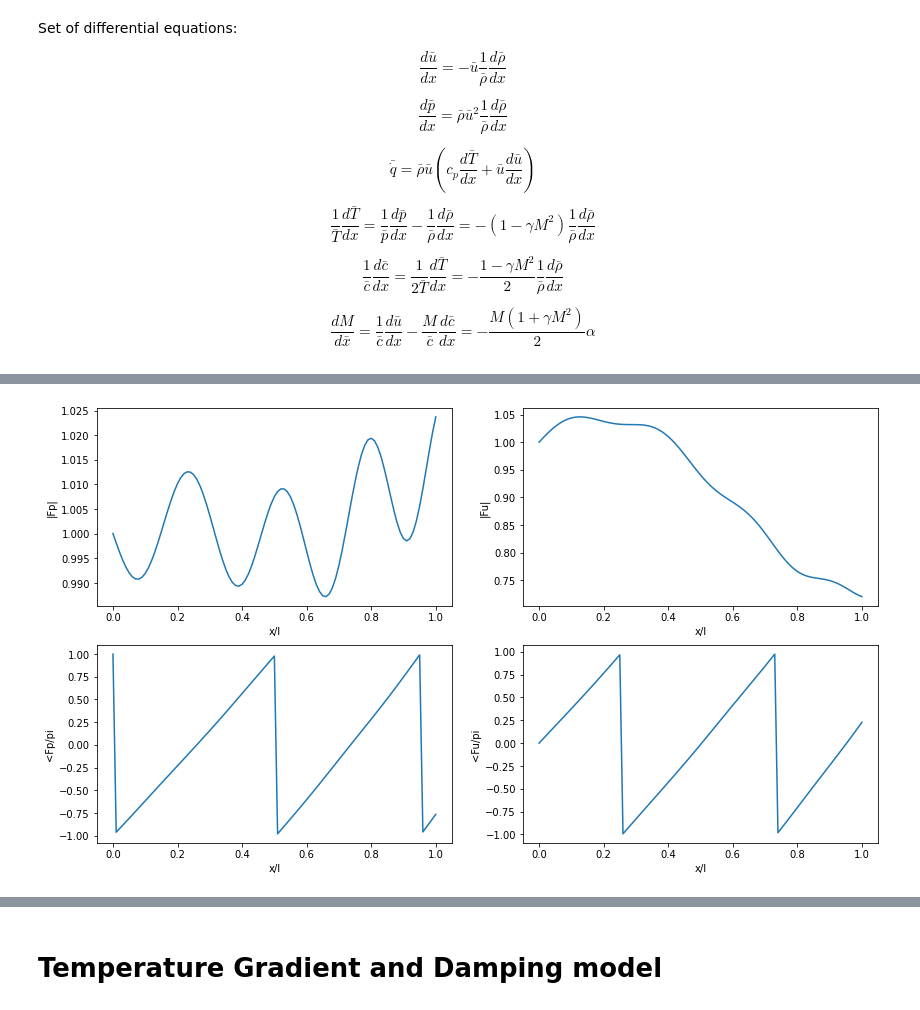
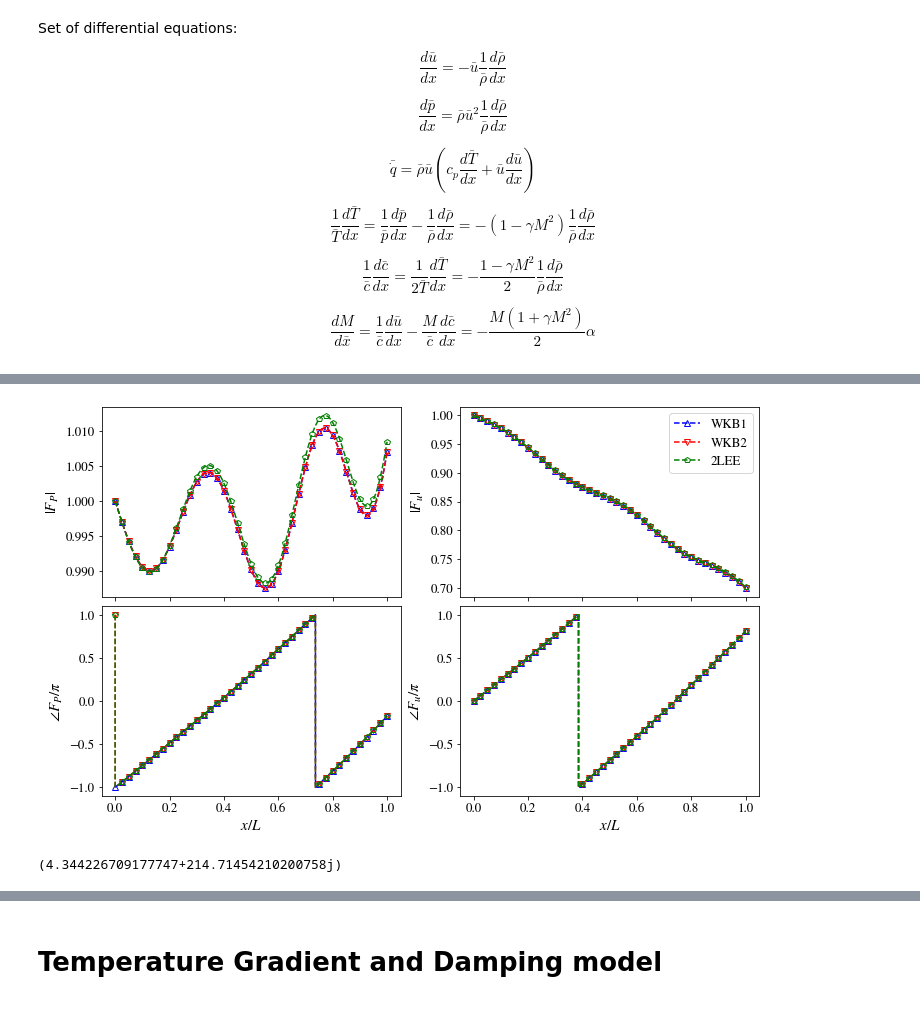
Before and after one commit to kyubin-l/fyp, a Jupyter notebook: acoustic-modes.ipynb, the cells around one changed output, grey strips where cells are left out. Drawn from its saved outputs; the diff is of its cells as text; code cells hidden in the pictures.

```diff
--- a/acoustic-modes.ipynb
+++ b/acoustic-modes.ipynb
@@ -360,5 +380,10 @@ class TemperatureGradientModel:
+# %%
+Fp_2LEE = valid['Fp_2LEE']
+Fu_2LEE = valid['Fu_2LEE']
+Fp_Analytical = valid['Fp_Analytical']
+Fu_Analytical = valid['Fu_Analytical']
+x = valid['x']
 # %%
-t1 = TemperatureGradientModel(L = 1, x1 = 0, n = 100, p1 = 1e5, M1 = 0.05, T1 = 1600, T2 = 800, temp_dist = 'linear', Z1 = -1, wl_c = 1)
+t1 = TemperatureGradientModel(L = 1, x1 = 0, n = 10001, p1 = 1e5, M1 = 0.2, T1 = 1600, T2 = 800, temp_dist = 'linear', Z1 = -1, wl_c = 1)
 t1.calculate_mean_properties()
 t1.calculate_flow_properties()
-t1.plot_flow_properties()
@@ -367,5 +389,0 @@ t1.plot_flow_properties()
-# %%
-t1 = TemperatureGradientModel(L = 1, x1 = 0, n = 100, p1 = 1e5, M1 = 0.001, T1 = 1600, T2 = 800, temp_dist = 'sin', Z1 = -1, wl_c = 1.5)
-t1.calculate_mean_properties()
-t1.calculate_flow_properties()
-t1.plot_flow_properties()
@@ -374,7 +390,35 @@ t1.plot_flow_properties()
-# %%
-t1 = TemperatureGradientModel(L = 1, x1 = 0, n = 100, p1 = 1e5, M1 = 0.2, T1 = 1600, T2 = 800, temp_dist = 'sin', Z1 = -1, wl_c = 1.5)
-t1.calculate_mean_properties()
-t1.calculate_flow_properties()
-t1.plot_flow_properties()
-# %% [output]
-[figure, removed]
+# %%
+fig, ax = plt.subplots(2, 2, figsize = (10, 6), constrained_layout=True, sharex=True)
+ax[0][0].plot(t1.x, abs(t1.Fp), '^b--', fillstyle='none', markevery=250)
+ax[0][0].plot(x, abs(Fp_Analytical), 'vr--', fillstyle='none', markevery=250)
+ax[0][0].plot(x, abs(Fp_2LEE), 'pg--', fillstyle='none', markevery=250)
+ax[0][0].set_ylabel(r'$|F_P|$')
+
+ax[1][0].plot(t1.x, np.angle(t1.Fp)/np.pi, '^b--', fillstyle='none', markevery=250)
+ax[1][0].plot(x, np.angle(Fp_Analytical)/np.pi, 'vr--', fillstyle='none', markevery=250)
+ax[1][0].plot(x, np.angle(Fp_2LEE)/np.pi, 'pg--', fillstyle='none',markevery=250)
+ax[1][0].set_ylabel(r'$\angle F_P / \pi$')
+ax[1][0].set_xlabel(r'$x/L$')
+
+
+ax[0][1].plot(t1.x, abs(t1.Fu), '^b--', fillstyle='none', markevery=250)
+ax[0][1].plot(x, abs(Fu_Analytical), 'vr--', fillstyle='none', markevery=250)
+ax[0][1].plot(x, abs(Fu_2LEE), 'pg--', fillstyle='none', markevery=250)
+ax[0][1].set_ylabel(r'$|F_u|$')
+
+ax[1][1].plot(t1.x, np.angle(t1.Fu)/np.pi, '^b--', fillstyle='none', markevery=250)
+ax[1][1].plot(x, np.angle(Fu_Analytical)/np.pi, 'vr--', fillstyle='none', markevery=250)
+ax[1][1].plot(x, np.angle(Fu_2LEE)/np.pi, 'pg--', fillstyle='none', markevery=250)
+ax[1][1].set_ylabel(r'$\angle F_u / \pi$')
+ax[1][1].set_xlabel(r'$x/L$')
+
+
+ax[0][1].legend(['WKB1', 'WKB2', '2LEE'])
+
+plt.show()
+# %% [output]
+[figure, added]
+# %%
+t1.C1_plus
+# %% [output]
+(4.344226709177747+214.71454210200758j)
```
Also changed, not shown: parts of 11 cells of this notebook.
